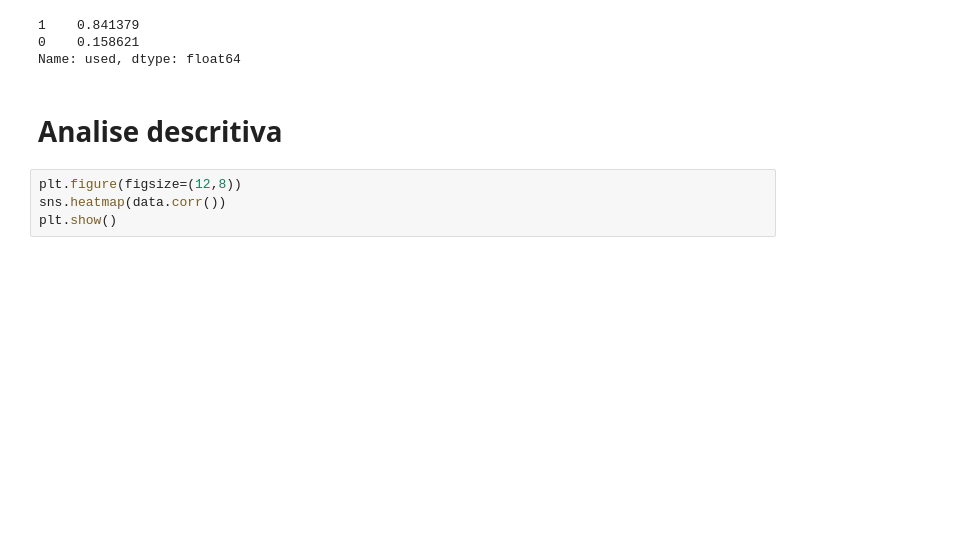
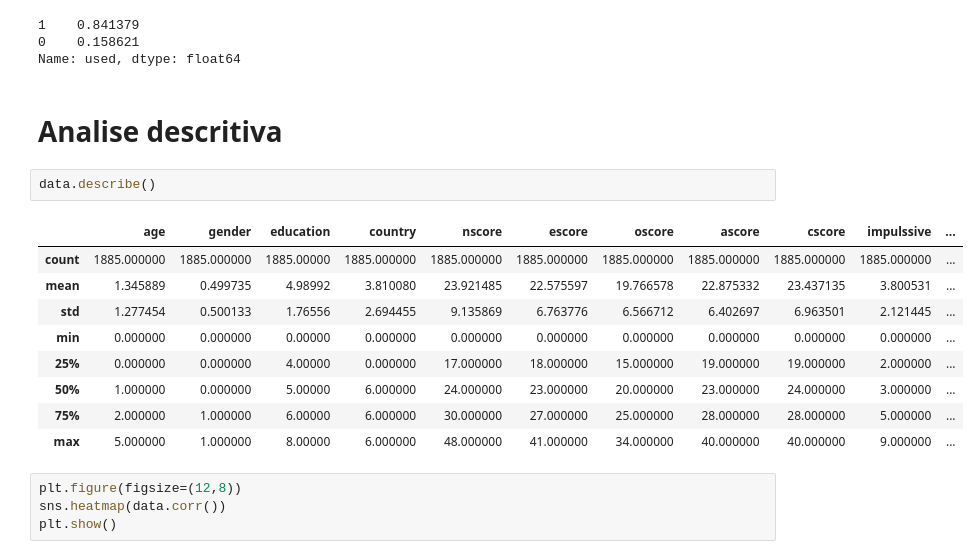
Before and after one commit to cahssis/am-drugs-consumption, a Jupyter notebook: relatorio01_ml.ipynb, the cells around one changed output. Drawn from its saved outputs; the diff is of its cells as text; blank space fills up the shorter version.

```diff
--- a/relatorio01_ml.ipynb
+++ b/relatorio01_ml.ipynb
@@ -114,6 +116,18 @@ data.used.value_counts()/data.shape[0]
 Name: used, dtype: float64
 # %% [markdown]
 # Analise descritiva
+# %%
+data.describe()
+# %% [output]
+|  | age | gender | education | country | nscore | escore | oscore | ascore | cscore | impulssive | ... |
+| count | 1885.000000 | 1885.000000 | 1885.00000 | 1885.000000 | 1885.000000 | 1885.000000 | 1885.000000 | 1885.000000 | 1885.000000 | 1885.000000 | ... |
+| mean | 1.345889 | 0.499735 | 4.98992 | 3.810080 | 23.921485 | 22.575597 | 19.766578 | 22.875332 | 23.437135 | 3.800531 | ... |
+| std | 1.277454 | 0.500133 | 1.76556 | 2.694455 | 9.135869 | 6.763776 | 6.566712 | 6.402697 | 6.963501 | 2.121445 | ... |
+| min | 0.000000 | 0.000000 | 0.00000 | 0.000000 | 0.000000 | 0.000000 | 0.000000 | 0.000000 | 0.000000 | 0.000000 | ... |
+| 25% | 0.000000 | 0.000000 | 4.00000 | 0.000000 | 17.000000 | 18.000000 | 15.000000 | 19.000000 | 19.000000 | 2.000000 | ... |
+| 50% | 1.000000 | 0.000000 | 5.00000 | 6.000000 | 24.000000 | 23.000000 | 20.000000 | 23.000000 | 24.000000 | 3.000000 | ... |
+| 75% | 2.000000 | 1.000000 | 6.00000 | 6.000000 | 30.000000 | 27.000000 | 25.000000 | 28.000000 | 28.000000 | 5.000000 | ... |
+| max | 5.000000 | 1.000000 | 8.00000 | 6.000000 | 48.000000 | 41.000000 | 34.000000 | 40.000000 | 40.000000 | 9.000000 | ... |
 # %%
 plt.figure(figsize=(12,8))
 sns.heatmap(data.corr())
```
Also changed, not shown: parts of 1 cell of this notebook.
